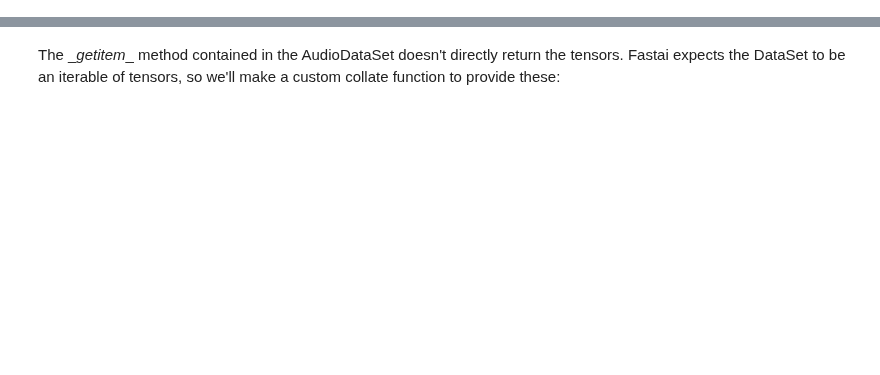
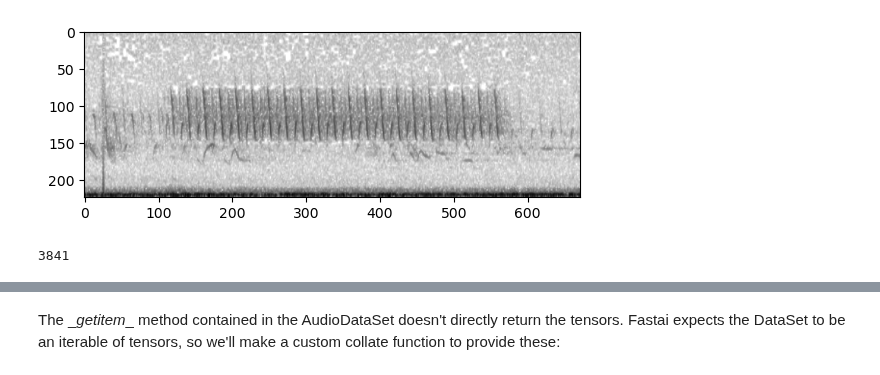
Before and after one commit to Mgallimore88/osfl_cnn_recognizer, a Jupyter notebook: notebooks/exploratory_nbs/1.14-mjg-osfl-check-build-dataset.ipynb, the cells around one changed output, grey strips where cells are left out. Saved outputs shown, nothing was run; the diff lists cells and outputs as text; code cells hidden in the pictures; blank space fills up the shorter version.

```diff
--- a/notebooks/exploratory_nbs/1.14-mjg-osfl-check-build-dataset.ipynb
+++ b/notebooks/exploratory_nbs/1.14-mjg-osfl-check-build-dataset.ipynb
@@ -41,0 +79,5 @@ osfl_dls[0].one_batch()
+# %%
+# no augmentations on the validation set.
+show_tensor(valid_dataset[0].data)
+# %% [output]
+[figure, added]
@@ -41,0 +89,5 @@ osfl_dls[0].one_batch()
+# %%
+dls = DataLoaders(train_dl, valid_dl, device="mps")
+len(dls[0])
+# %% [output]
+3841
```
Also changed, not shown: parts of 49 cells of this notebook, 2 other files.
